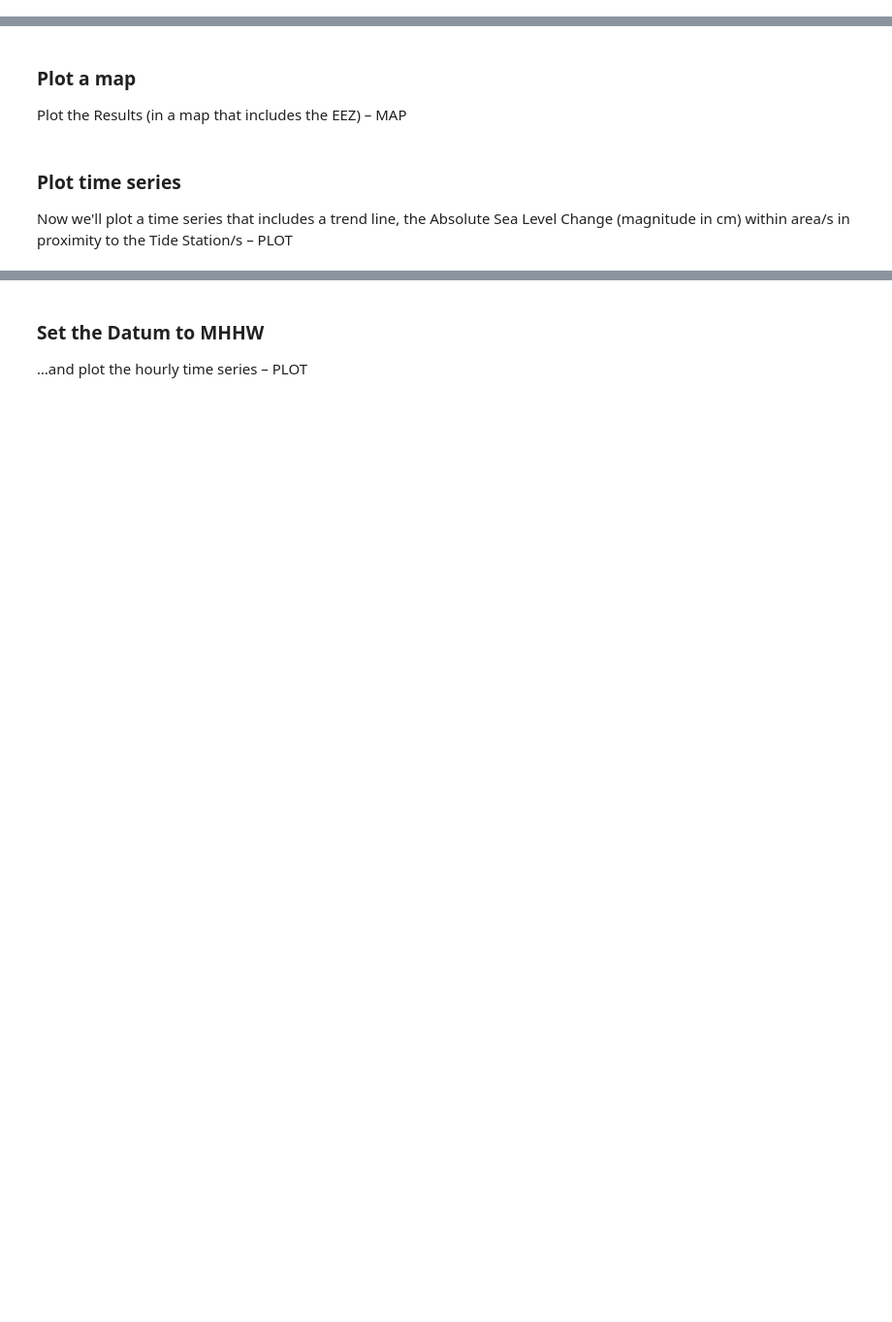
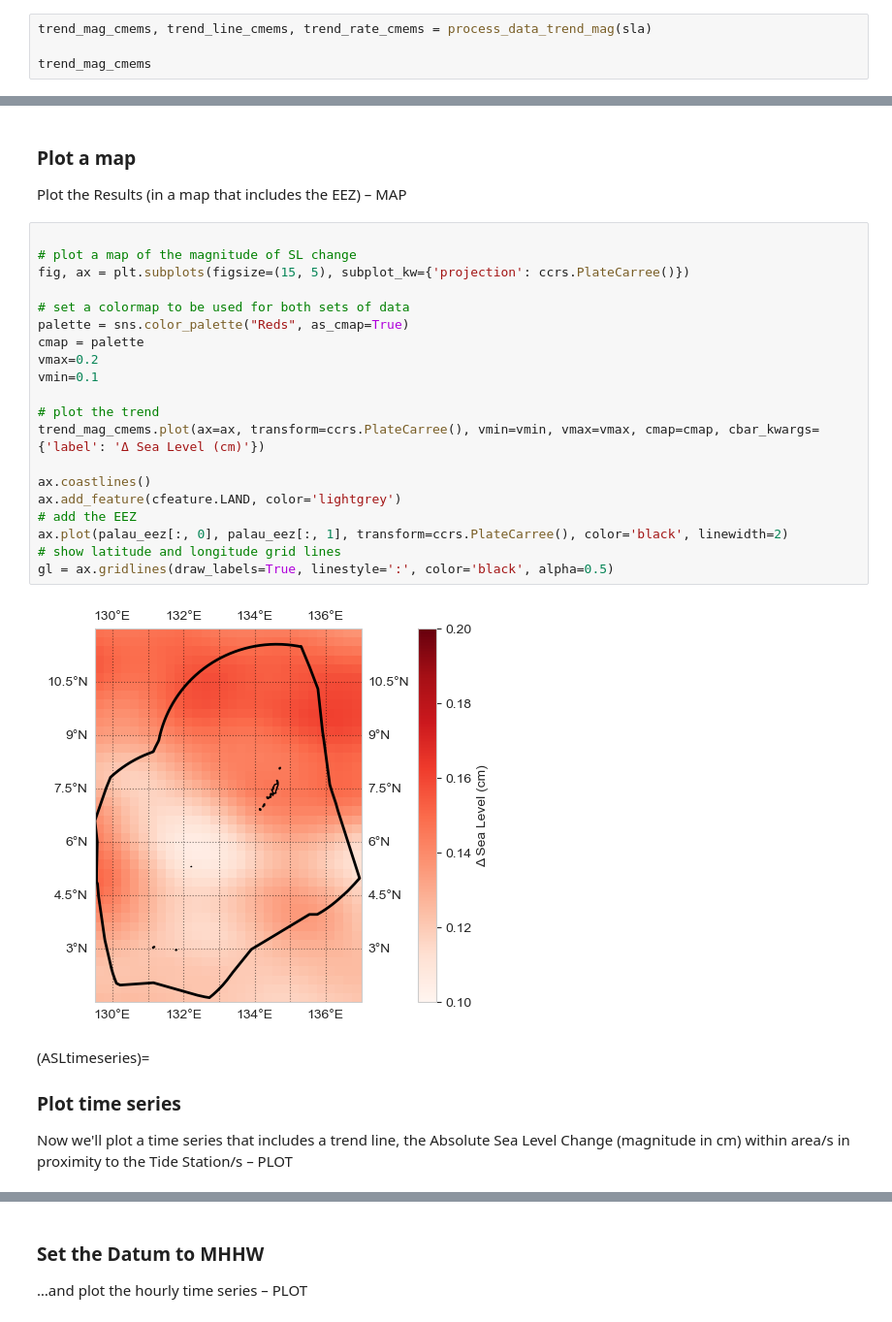
Before and after one commit to jwfiedler/SL_Indicators, a Jupyter notebook: _build/jupyter_execute/SL_indicators_NBs/SL_magnitude.ipynb, the cells around one changed output, grey strips where cells are left out. Shown at 97% size. Drawn from its saved outputs; the diff is of its cells as text; blank space fills up the shorter version.

```diff
--- a/_build/jupyter_execute/SL_indicators_NBs/SL_magnitude.ipynb
+++ b/_build/jupyter_execute/SL_indicators_NBs/SL_magnitude.ipynb
@@ -24,0 +364,4 @@ Calculate the Absolute Sea Level Change (magnitude in cm) within the area/grid o
+# %%
+trend_mag_cmems, trend_line_cmems, trend_rate_cmems = process_data_trend_mag(sla)
+
+trend_mag_cmems
@@ -25,6 +403,29 @@ Calculate the Absolute Sea Level Change (magnitude in cm) within the area/grid o
 # %% [markdown]
 ### Plot a map
 Plot the Results (in a map that includes the EEZ) – MAP
+# %%
+
+# plot a map of the magnitude of SL change
+fig, ax = plt.subplots(figsize=(15, 5), subplot_kw={'projection': ccrs.PlateCarree()})
+
+# set a colormap to be used for both sets of data
+palette = sns.color_palette("Reds", as_cmap=True)
+cmap = palette
+vmax=0.2
+vmin=0.1
+
+# plot the trend
+trend_mag_cmems.plot(ax=ax, transform=ccrs.PlateCarree(), vmin=vmin, vmax=vmax, cmap=cmap, cbar_kwargs={'label': 'Δ Sea Level (cm)'})
+
+ax.coastlines()
+ax.add_feature(cfeature.LAND, color='lightgrey')
+# add the EEZ
+ax.plot(palau_eez[:, 0], palau_eez[:, 1], transform=ccrs.PlateCarree(), color='black', linewidth=2)
+# show latitude and longitude grid lines
+gl = ax.gridlines(draw_labels=True, linestyle=':', color='black', alpha=0.5)
+# %% [output]
+[figure, added]
 # %% [markdown]
+(ASLtimeseries)=
 ### Plot time series
 Now we'll plot a time series that includes a trend line, the Absolute Sea Level Change (magnitude in cm) within area/s in proximity to the Tide Station/s – PLOT
```
Also changed, not shown: parts of 58 cells of this notebook, 12 other files.
